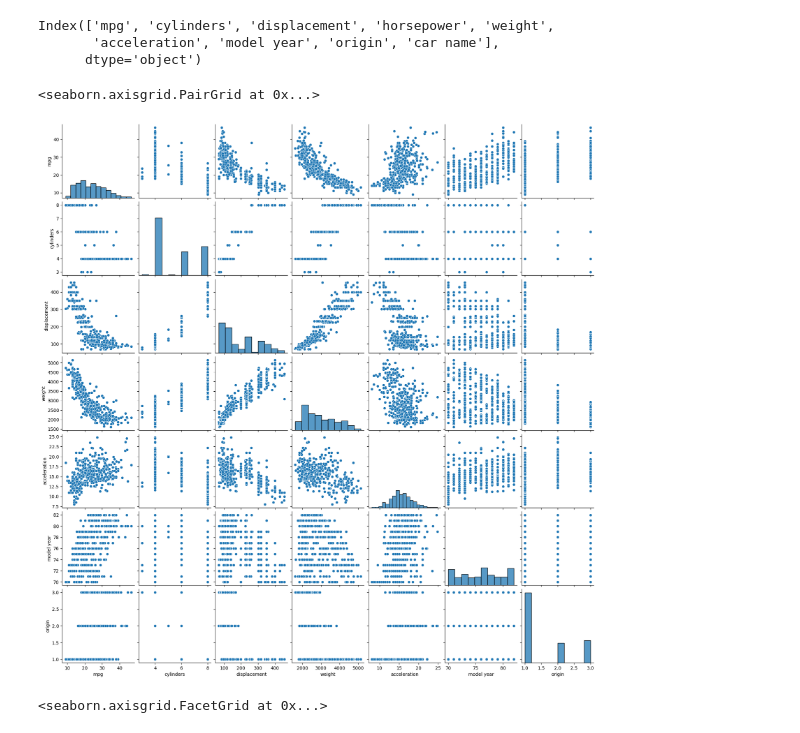
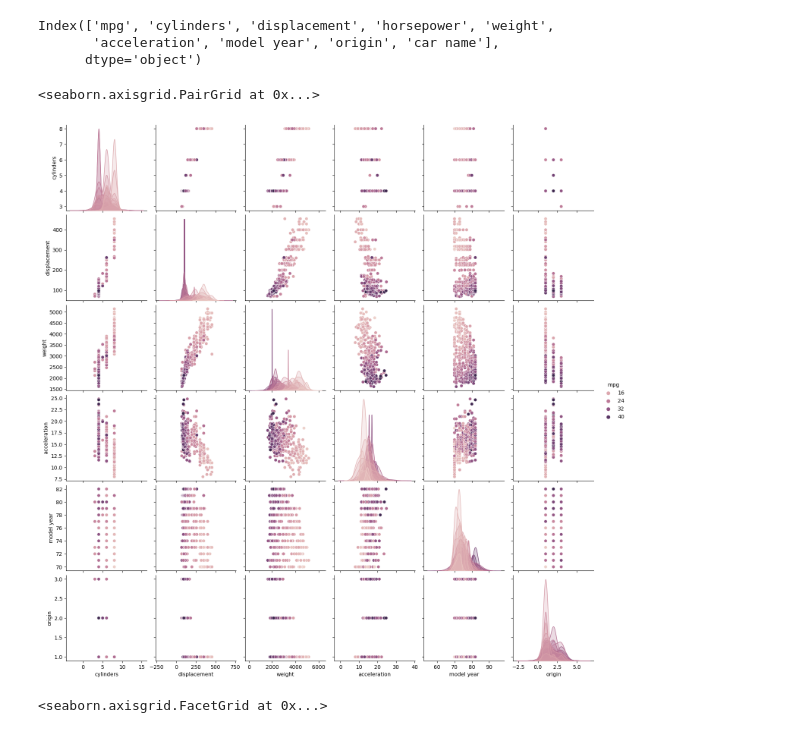
Before and after one commit to marknzayra/MarkMullettANA500, a Jupyter notebook: Auto MPG/Mileage.ipynb, the cells around one changed output. Saved outputs shown, nothing was run; the diff lists cells and outputs as text; code cells hidden in the pictures.

```diff
--- a/Auto MPG/Mileage.ipynb
+++ b/Auto MPG/Mileage.ipynb
@@ -45,10 +45,10 @@ Index(['mpg', 'cylinders', 'displacement', 'horsepower', 'weight',
        'acceleration', 'model year', 'origin', 'car name'],
       dtype='object')
 # %%
-sns.pairplot(df)
+sns.pairplot(df, hue = 'mpg')
 # %% [output]
 <seaborn.axisgrid.PairGrid at 0x...>
-[figure, old version]
+[figure, new version]
 # %%
 sns.displot(df['mpg'])
 # %% [output]
```
Also changed, not shown: parts of 9 cells of this notebook, 22 other files.
